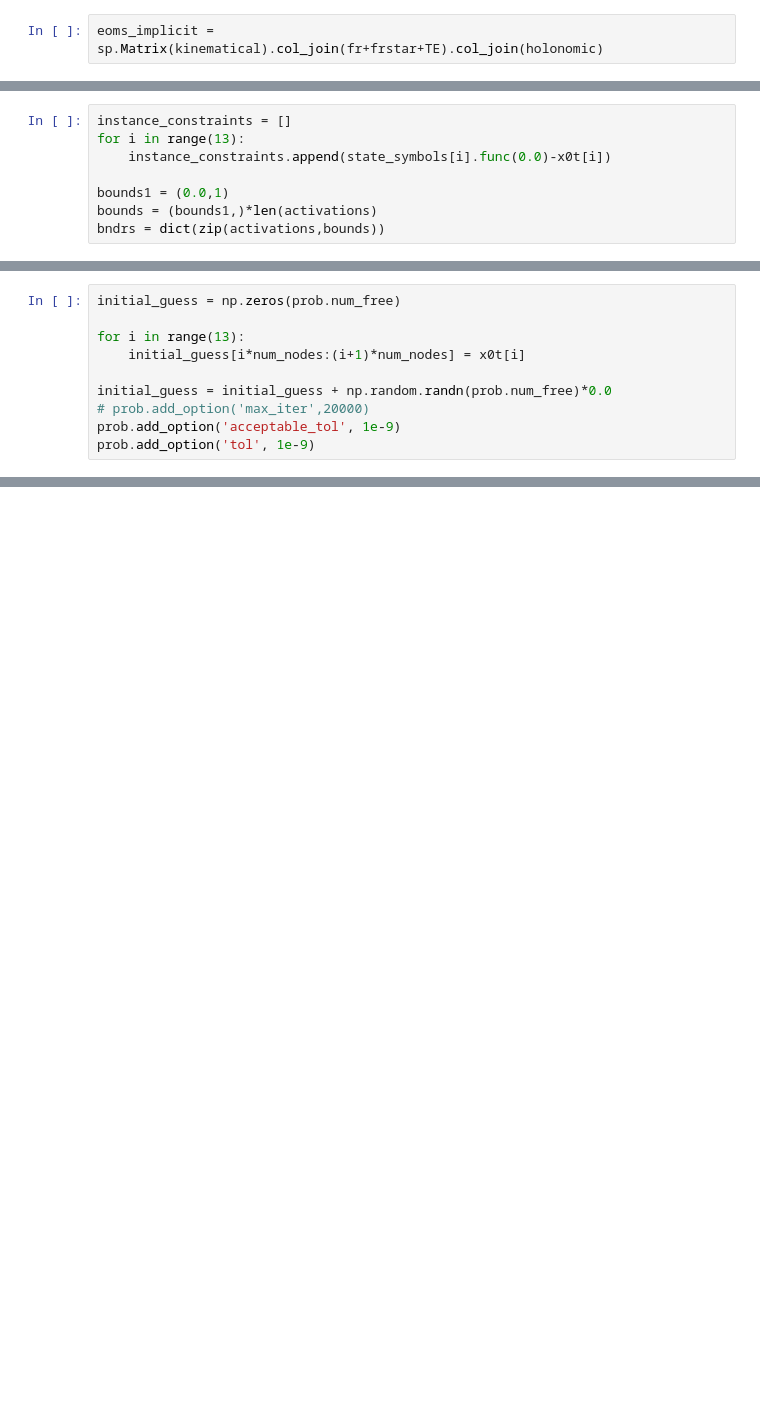
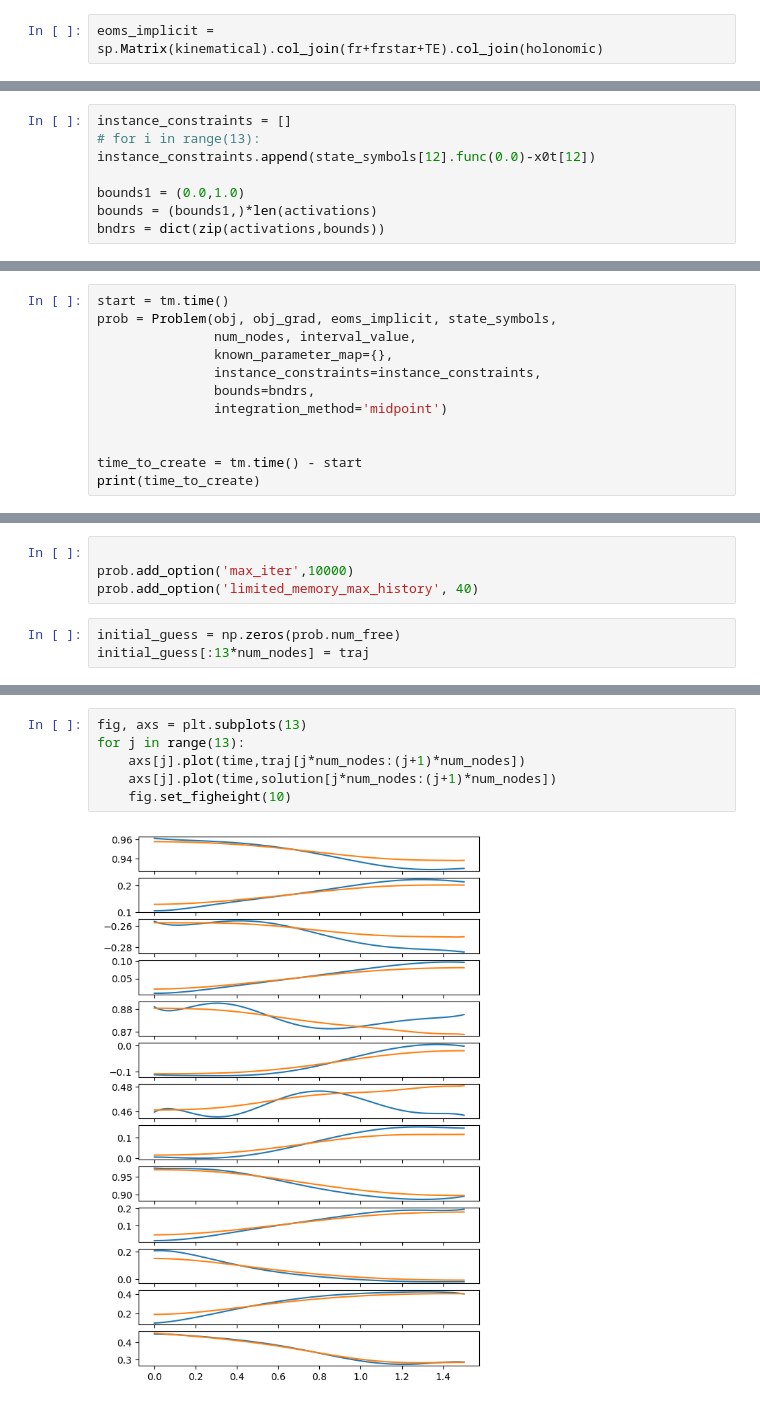
Before and after one commit to zoufaond/Exoskelet_matlab, a Jupyter notebook: Shoulder_Chadwick/Python/u0st_opt_control.ipynb, the cells around one changed output, grey strips where cells are left out. Saved outputs shown, nothing was run; the diff lists cells and outputs as text; blank space fills up the shorter version.

Commit message:
u0state working, euler gimbal lock

```diff
--- a/Shoulder_Chadwick/Python/u0st_opt_control.ipynb
+++ b/Shoulder_Chadwick/Python/u0st_opt_control.ipynb
@@ -120,9 +56,9 @@ def obj_grad_my(free):
     return grad
 # %%
 instance_constraints = []
-for i in range(13):
-    instance_constraints.append(state_symbols[i].func(0.0)-x0t[i])
+# for i in range(13):
+instance_constraints.append(state_symbols[12].func(0.0)-x0t[12])
 
-bounds1 = (0.0,1)
+bounds1 = (0.0,1.0)
 bounds = (bounds1,)*len(activations)
 bndrs = dict(zip(activations,bounds))
@@ -140,0 +65,12 @@ prob.add_option('tol', 1e-6)
+# %%
+start = tm.time()
+prob = Problem(obj, obj_grad, eoms_implicit, state_symbols,
+               num_nodes, interval_value,
+               known_parameter_map={},
+               instance_constraints=instance_constraints,
+               bounds=bndrs,
+               integration_method='midpoint')
+
+
+time_to_create = tm.time() - start
+print(time_to_create)
@@ -141,13 +79,10 @@ prob.add_option('tol', 1e-6)
+# %%
+
+prob.add_option('max_iter',10000)
+prob.add_option('limited_memory_max_history', 40)
 # %%
 initial_guess = np.zeros(prob.num_free)
-
-for i in range(13):
-    initial_guess[i*num_nodes:(i+1)*num_nodes] = x0t[i]
-
-initial_guess = initial_guess + np.random.randn(prob.num_free)*0.0
-# prob.add_option('max_iter',20000)
-prob.add_option('acceptable_tol', 1e-9)
-prob.add_option('tol', 1e-9)
+initial_guess[:13*num_nodes] = traj
 # %%
 solution, info = prob.solve(initial_guess)
 print(info['status_msg'])
@@ -164,0 +122,8 @@ prob.plot_trajectories(solution, axes=axes)
+# %%
+fig, axs = plt.subplots(13)
+for j in range(13):
+    axs[j].plot(time,traj[j*num_nodes:(j+1)*num_nodes])
+    axs[j].plot(time,solution[j*num_nodes:(j+1)*num_nodes])
+    fig.set_figheight(10)
+# %% [output]
+[figure, added]
```
Also changed, not shown: parts of 14 cells of this notebook, 3 other files.
